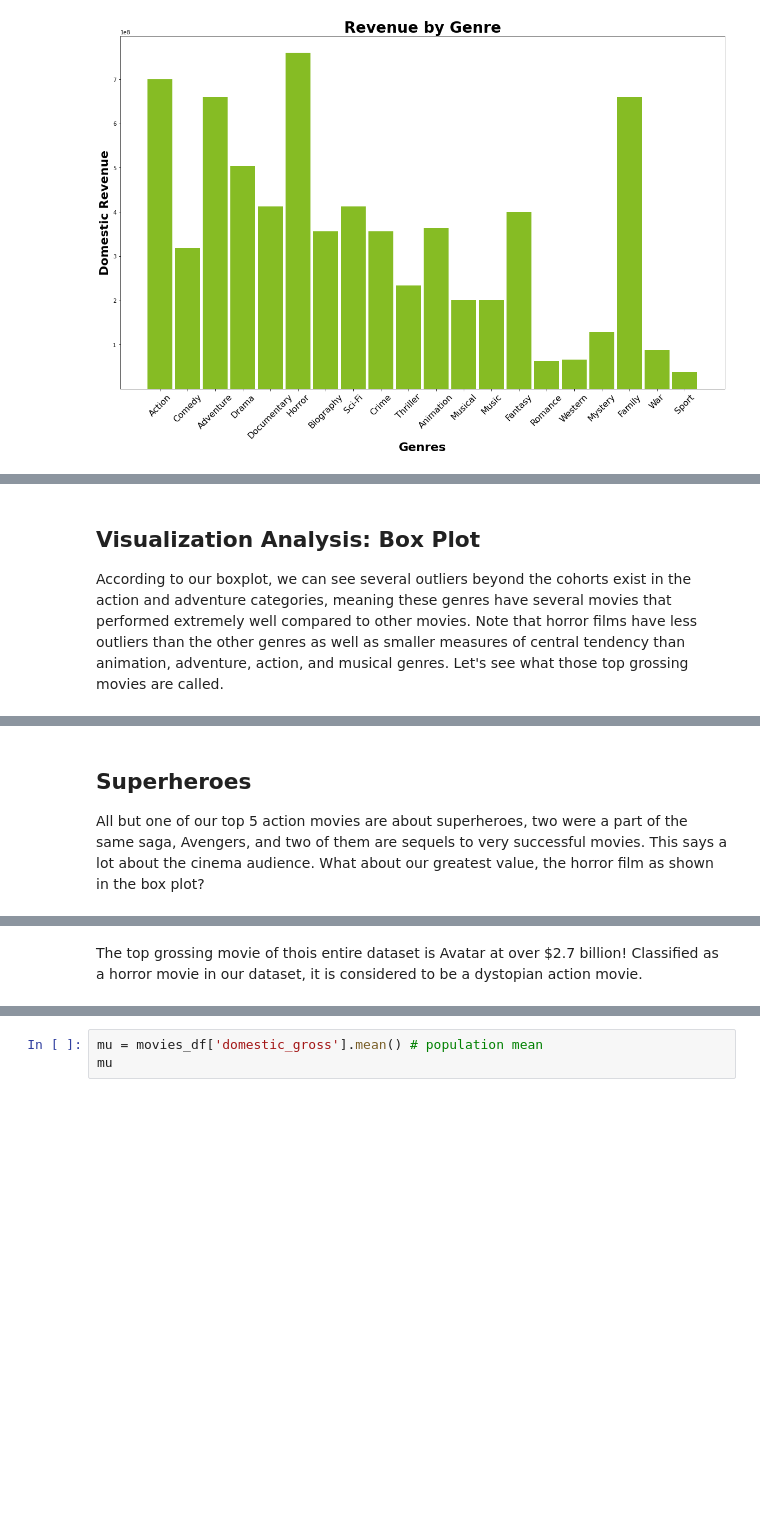
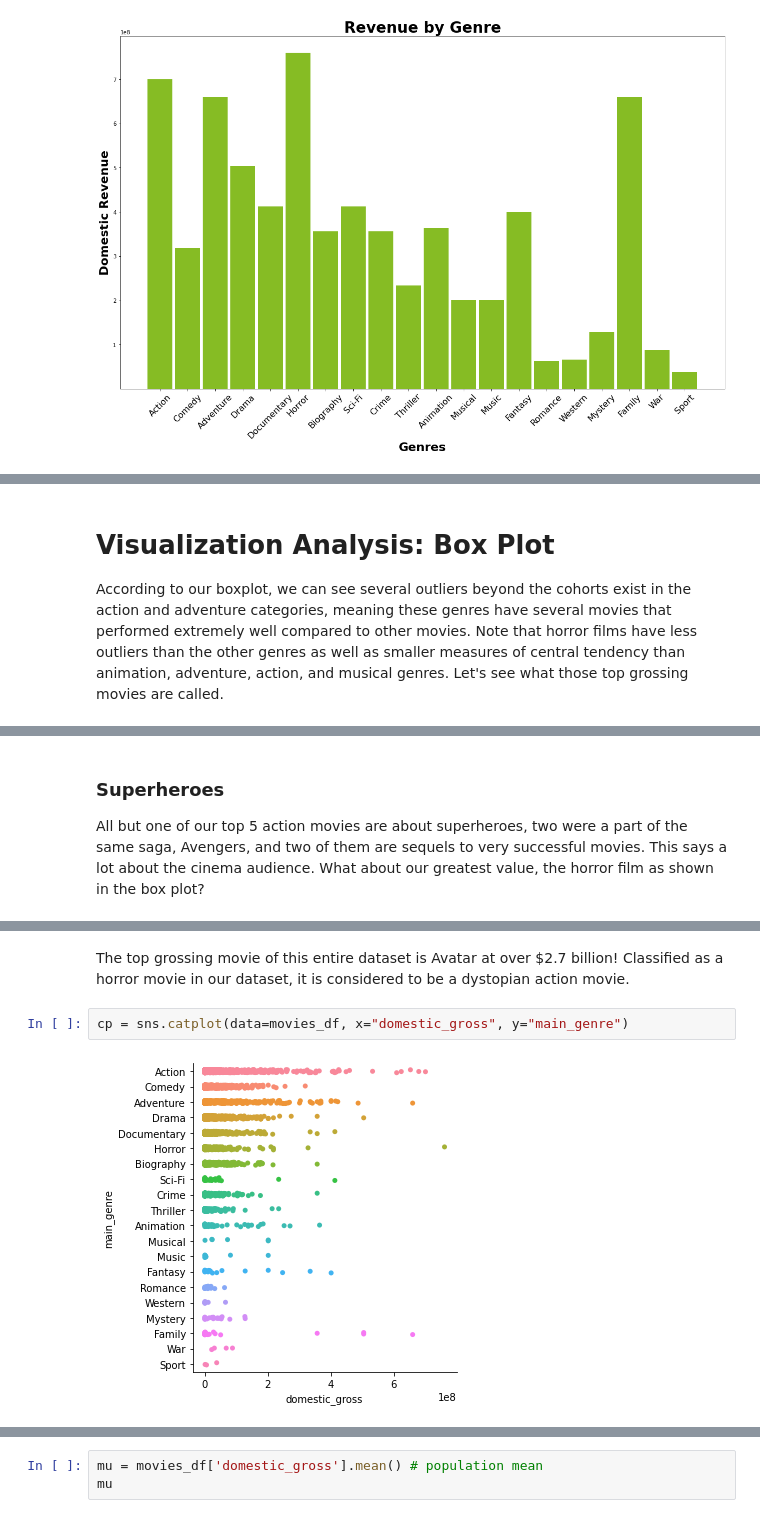
Before and after one commit to harte3/Flatiron-Capstone-Group-2, a Jupyter notebook: notebooks/alivia-vaia/Genre and Revenue.ipynb, the cells around one changed output, grey strips where cells are left out. Drawn from its saved outputs; the diff is of its cells as text; blank space fills up the shorter version.

```diff
--- a/notebooks/alivia-vaia/Genre and Revenue.ipynb
+++ b/notebooks/alivia-vaia/Genre and Revenue.ipynb
@@ -202,7 +205,7 @@ sns.catplot(data=movies_df, x="domestic_gross", y="main_genre", kind="box")
 <seaborn.axisgrid.FacetGrid at 0x...>
 [figure]
 # %% [markdown]
-## Visualization Analysis: Box Plot
+# Visualization Analysis: Box Plot
 According to our boxplot, we can see several outliers beyond the cohorts exist in the action and adventure categories, meaning these genres have several movies that performed extremely well compared to other movies. Note that horror films have less outliers than the other genres as well as smaller measures of central tendency than animation, adventure, action, and musical genres. Let's see what those top grossing movies are called.
 # %%
 top_action = movies_df[(movies_df['main_genre'] == 'Action') & (movies_df['domestic_gross'] > 600000000)]
@@ -215,7 +218,7 @@ top_action
 | 3218 | tt3606756 | Incredibles 2 | Incredibles 2 | 2018 | 118.0 | Action,Adventure,Animation | 44 | Jun 15, 2018 | ... |
 | 3360 | tt4154756 | Avengers: Infinity War | Avengers: Infinity War | 2018 | 149.0 | Action,Adventure,Sci-Fi | 7 | Apr 27, 2018 | ... |
 # %% [markdown]
-## Superheroes
+### Superheroes
 All but one of our top 5 action movies are about superheroes, two were a part of the same saga, Avengers, and two of them are sequels to very successful movies. This says a lot about the cinema audience. What about our greatest value, the horror film as shown in the box plot?
 # %%
 top_horror = movies_df[(movies_df['main_genre'] == 'Horror') & (movies_df['domestic_gross'] > 600000000)]
@@ -224,4 +227,8 @@ top_horror
 |  | movie_id | primary_title | original_title | start_year | runtime_minutes | genres | id | release_date | ... |
 | 1747 | tt1775309 | Avatar | Abatâ | 2011 | 93.0 | Horror | 1 | Dec 18, 2009 | ... |
 # %% [markdown]
-The top grossing movie of thois entire dataset is Avatar at over $2.7 billion! Classified as a horror movie in our dataset, it is considered to be a dystopian action movie.
+The top grossing movie of this entire dataset is Avatar at over $2.7 billion! Classified as a horror movie in our dataset, it is considered to be a dystopian action movie.
+# %%
+cp = sns.catplot(data=movies_df, x="domestic_gross", y="main_genre")
+# %% [output]
+[figure, added]
```
Also changed, not shown: parts of 18 cells of this notebook.
